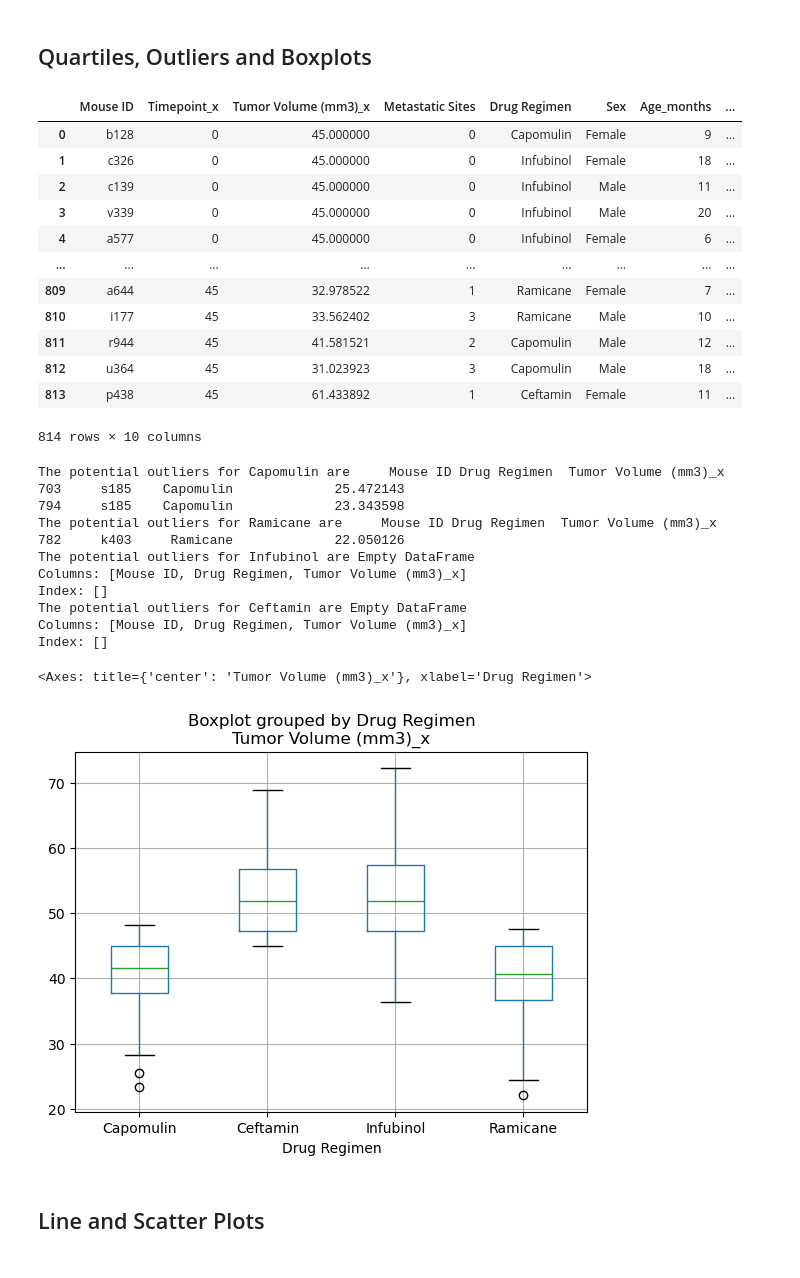
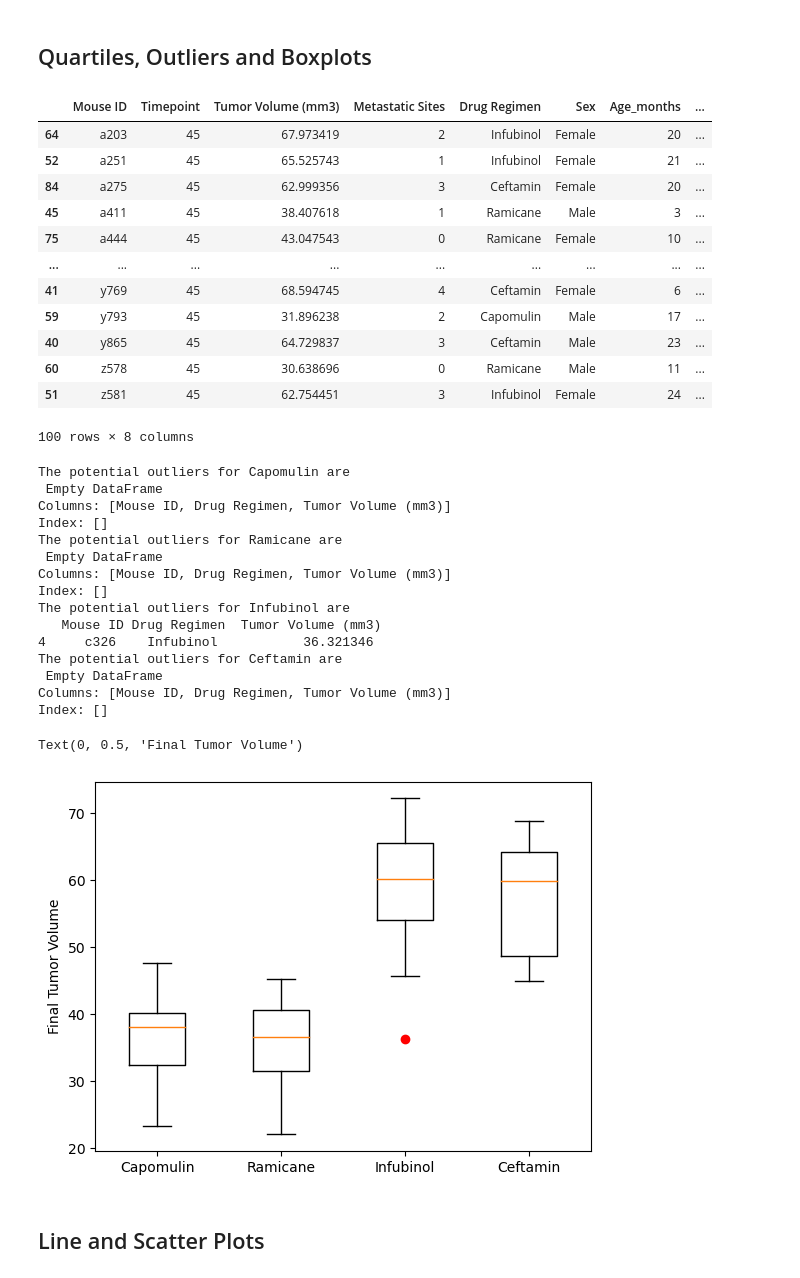
Before and after one commit to Nathanhans/Plotting-challenge, a Jupyter notebook: Starter_Code/Pymaceuticals/pymaceuticals.ipynb, the cells around one changed output. Cells and saved outputs as stored; diff of their text form; code cells hidden in the pictures.

Commit message:
Fixed plot

```diff
--- a/Starter_Code/Pymaceuticals/pymaceuticals.ipynb
+++ b/Starter_Code/Pymaceuticals/pymaceuticals.ipynb
@@ -212,70 +212,79 @@ regiment_limited
 # Start by getting the last (greatest) timepoint for each mouse
 
 regiment_limited_groupby = regiment_limited.groupby(['Mouse ID']).max()
-regiment_limited_volume = regiment_limited_groupby[['Tumor Volume (mm3)','Timepoint']]
+regiment_limited_timepoint = regiment_limited_groupby['Timepoint']
 
 # Merge this group df with the original DataFrame to get the tumor volume at the last timepoint
 
-study_limited_combined = pd.merge(regiment_limited, regiment_limited_volume, how = 'left', on = 'Mouse ID')
-study_limited_combined
+study_limited_combined = pd.merge(regiment_limited, regiment_limited_timepoint, how = 'inner', on = ['Mouse ID','Timepoint'])
+study_limited_combined.sort_values(by = ['Mouse ID', 'Timepoint'])
 # %% [output]
-|  | Mouse ID | Timepoint_x | Tumor Volume (mm3)_x | Metastatic Sites | Drug Regimen | Sex | Age_months | ... |
-| 0 | b128 | 0 | 45.000000 | 0 | Capomulin | Female | 9 | ... |
-| 1 | c326 | 0 | 45.000000 | 0 | Infubinol | Female | 18 | ... |
-| 2 | c139 | 0 | 45.000000 | 0 | Infubinol | Male | 11 | ... |
-| 3 | v339 | 0 | 45.000000 | 0 | Infubinol | Male | 20 | ... |
-| 4 | a577 | 0 | 45.000000 | 0 | Infubinol | Female | 6 | ... |
+|  | Mouse ID | Timepoint | Tumor Volume (mm3) | Metastatic Sites | Drug Regimen | Sex | Age_months | ... |
+| 64 | a203 | 45 | 67.973419 | 2 | Infubinol | Female | 20 | ... |
+| 52 | a251 | 45 | 65.525743 | 1 | Infubinol | Female | 21 | ... |
+| 84 | a275 | 45 | 62.999356 | 3 | Ceftamin | Female | 20 | ... |
+| 45 | a411 | 45 | 38.407618 | 1 | Ramicane | Male | 3 | ... |
+| 75 | a444 | 45 | 43.047543 | 0 | Ramicane | Female | 10 | ... |
 | ... | ... | ... | ... | ... | ... | ... | ... | ... |
-| 809 | a644 | 45 | 32.978522 | 1 | Ramicane | Female | 7 | ... |
-| 810 | i177 | 45 | 33.562402 | 3 | Ramicane | Male | 10 | ... |
-| 811 | r944 | 45 | 41.581521 | 2 | Capomulin | Male | 12 | ... |
-| 812 | u364 | 45 | 31.023923 | 3 | Capomulin | Male | 18 | ... |
-| 813 | p438 | 45 | 61.433892 | 1 | Ceftamin | Female | 11 | ... |
+| 41 | y769 | 45 | 68.594745 | 4 | Ceftamin | Female | 6 | ... |
+| 59 | y793 | 45 | 31.896238 | 2 | Capomulin | Male | 17 | ... |
+| 40 | y865 | 45 | 64.729837 | 3 | Ceftamin | Male | 23 | ... |
+| 60 | z578 | 45 | 30.638696 | 0 | Ramicane | Male | 11 | ... |
+| 51 | z581 | 45 | 62.754451 | 3 | Infubinol | Female | 24 | ... |
-814 rows × 10 columns
+100 rows × 8 columns
 # %%
 # Put treatments into a list for for loop (and later for plot labels)
 
 treatments = ['Capomulin','Ramicane','Infubinol','Ceftamin']
 
 # Create empty list to fill with tumor vol data (for plotting)
-
 tumor_vol = []
-
 # Calculate the IQR and quantitatively determine if there are any potential outliers.
 
-study_limited_loop = study_limited_combined[['Mouse ID','Drug Regimen','Tumor Volume (mm3)_x']]
-study_limited_loop
+study_limited_loop = study_limited_combined[['Mouse ID','Drug Regimen','Tumor Volume (mm3)']]
 
 for treatment in treatments:
+
     study_limited_loop_dfs = study_limited_loop.loc[study_limited_loop['Drug Regimen']== treatment]
-
-    quartiles = study_limited_loop_dfs['Tumor Volume (mm3)_x'].quantile([.25,.5,.75])
+    quartiles = study_limited_loop_dfs['Tumor Volume (mm3)'].quantile([.25,.5,.75])
     lowerq = quartiles[0.25]
     upperq = quartiles[0.75]
     iqr = upperq-lowerq
     lower_bound = lowerq - (1.5*iqr)
     upper_bound = upperq + (1.5*iqr)
 
-    outliers = study_limited_loop_dfs.loc[(study_limited_loop_dfs['Tumor Volume (mm3)_x'] < lower_bound) | (study_limited_loop_dfs['Tumor Volume (mm3)_x'] > upper_bound)]
-    print(f'The potential outliers for {treatment} are {outliers}')
+    outliers = study_limited_loop_dfs.loc[(study_limited_loop_dfs['Tumor Volume (mm3)'] < lower_bound) | (study_limited_loop_dfs['Tumor Volume (mm3)'] > upper_bound)]
+    print(f'The potential outliers for {treatment} are \n {outliers}')
+
+    tumor_vol.append(study_limited_loop_dfs['Tumor Volume (mm3)'].values)
 # %% [output]
-The potential outliers for Capomulin are     Mouse ID Drug Regimen  Tumor Volume (mm3)_x
-703     s185    Capomulin             25.472143
-794     s185    Capomulin             23.343598
-The potential outliers for Ramicane are     Mouse ID Drug Regimen  Tumor Volume (mm3)_x
-782     k403     Ramicane             22.050126
-The potential outliers for Infubinol are Empty DataFrame
-Columns: [Mouse ID, Drug Regimen, Tumor Volume (mm3)_x]
+The potential outliers for Capomulin are
+ Empty DataFrame
+Columns: [Mouse ID, Drug Regimen, Tumor Volume (mm3)]
 Index: []
-The potential outliers for Ceftamin are Empty DataFrame
-Columns: [Mouse ID, Drug Regimen, Tumor Volume (mm3)_x]
+The potential outliers for Ramicane are
+ Empty DataFrame
+Columns: [Mouse ID, Drug Regimen, Tumor Volume (mm3)]
 Index: []
+The potential outliers for Infubinol are
+   Mouse ID Drug Regimen  Tumor Volume (mm3)
+4     c326    Infubinol           36.321346
+The potential outliers for Ceftamin are
+ Empty DataFrame
+Columns: [Mouse ID, Drug Regimen, Tumor Volume (mm3)]
+Index: []
 # %%
 # Generate a box plot that shows the distrubution of the tumor volume for each treatment group.
-study_limited_combined.boxplot(by = 'Drug Regimen', column = 'Tumor Volume (mm3)_x')
+
+#This is far easier just using pandas, it skips the entire list append
+#study_limited_loop.boxplot(by = 'Drug Regimen', column = 'Tumor Volume (mm3)')
+
+fig,ax = plt.subplots()
+plt.boxplot(tumor_vol, labels=treatments,sym = 'r')
+ax.set_ylabel('Final Tumor Volume')
 # %% [output]
-<Axes: title={'center': 'Tumor Volume (mm3)_x'}, xlabel='Drug Regimen'>
+Text(0, 0.5, 'Final Tumor Volume')
-[figure, old version]
+[figure, new version]
 # %% [markdown]
 ## Line and Scatter Plots
 # %%
```
Also changed, not shown: parts of 2 cells of this notebook.
